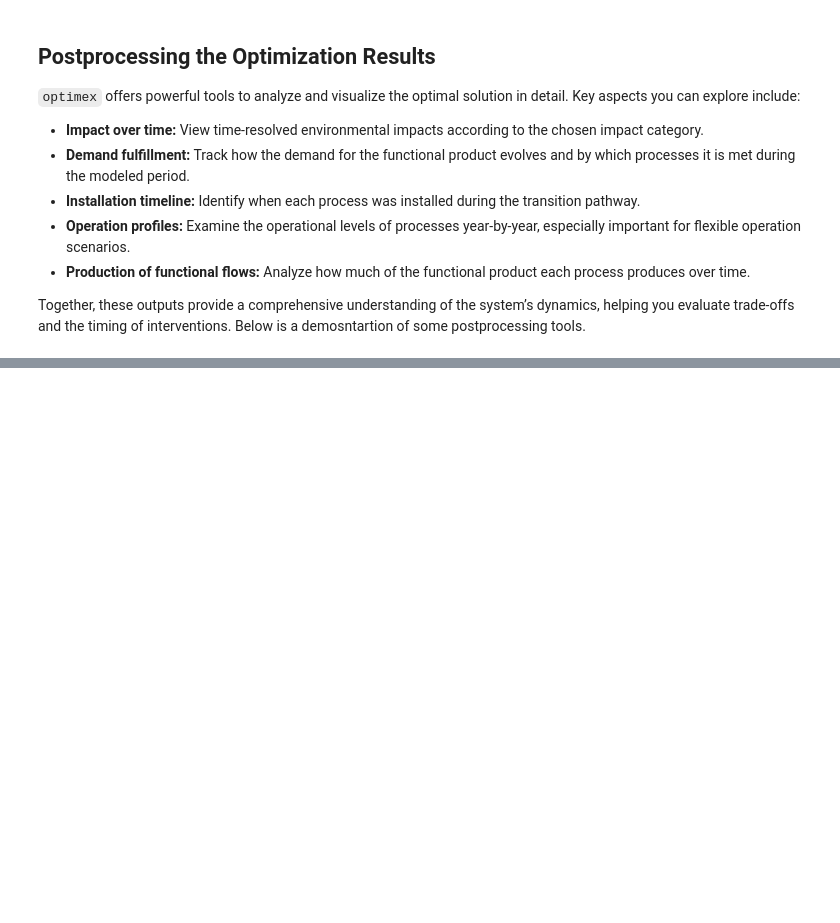
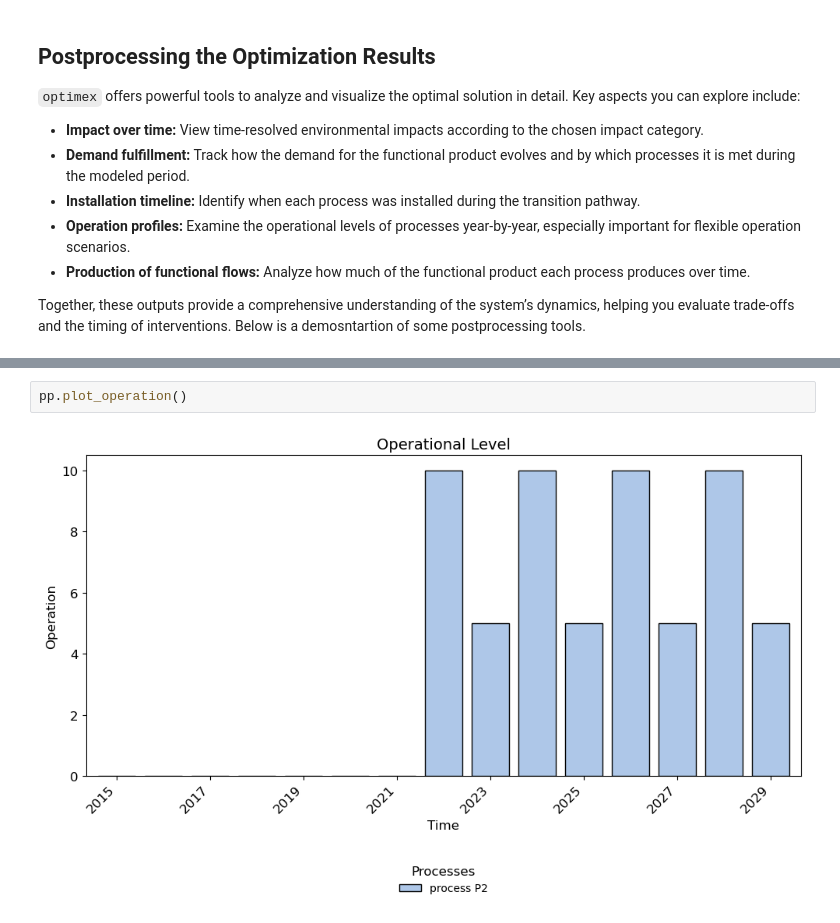
Before and after one commit to RWTH-LTT/optimex, a Jupyter notebook: notebooks/basic_optimex_example.ipynb, the cells around one changed output, grey strips where cells are left out. Drawn from its saved outputs; the diff is of its cells as text; blank space fills up the shorter version.

```diff
--- a/notebooks/basic_optimex_example.ipynb
+++ b/notebooks/basic_optimex_example.ipynb
@@ -448,3 +476,7 @@ pp.plot_installation()
+# %%
+pp.plot_operation()
+# %% [output]
+[figure, added]
 # %%
 pp.plot_production_and_demand()
 # %% [output]
```
Also changed, not shown: parts of 16 cells of this notebook, 14 other files.
